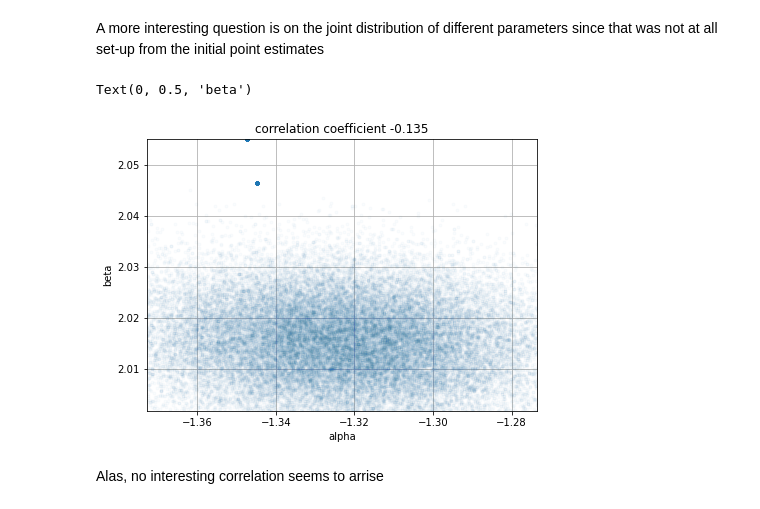
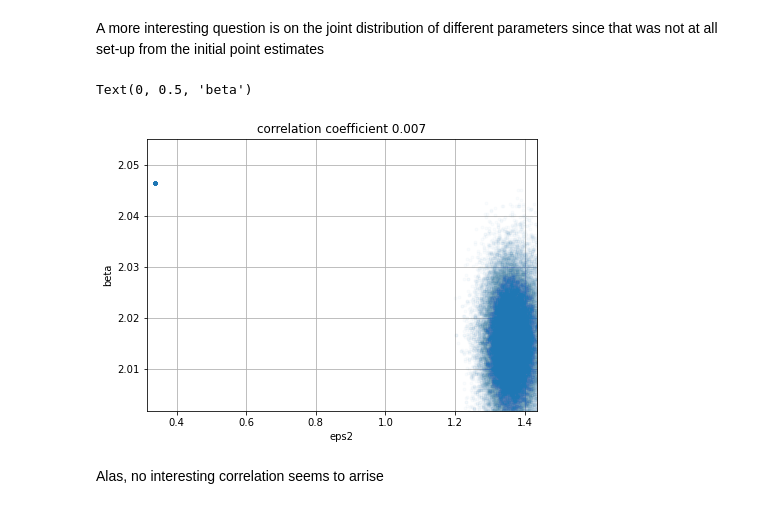
Before and after one commit to vasasav/tensorflow_probability_experiments, a Jupyter notebook: linear_regression.ipynb, the cells around one changed output. Saved outputs shown, nothing was run; the diff lists cells and outputs as text; code cells hidden in the pictures.

```diff
--- a/linear_regression.ipynb
+++ b/linear_regression.ipynb
@@ -628,36 +628,36 @@ ax.set_xlim(np.quantile(param_arr, [0.045, 0.955]))
 # %% [markdown]
 A more interesting question is on the joint distribution of different parameters since that was not at all set-up from the initial point estimates
 # %%
-joint_name_hor = 'alpha'
+joint_name_hor = 'eps2'
 joint_name_vert = 'beta'
 
 joint_arr = np.stack([
     results_dict[joint_name_hor].numpy().reshape(-1),
     results_dict[joint_name_vert].numpy().reshape(-1)
 ],  axis=1)
 
 fig, ax = pp.subplots(figsize=(7, 5))
 #
 ax.plot(joint_arr[:,0], joint_arr[:,1], '.', alpha=0.02)
 ax.set_xlim(np.quantile(joint_arr[:,0], [0.045, 0.955]))
 ax.set_ylim(np.quantile(joint_arr[:,1], [0.045, 0.955]))
 
 # work out correlation coefficient, drop outliears using quatiles
-ci_lev = 0.9
+ci_lev = 0.8
 ci_lim = [(1-ci_lev)/2, 1-(1-ci_lev)/2]
 il_good_hor = ( (joint_arr[:,0]>np.quantile(joint_arr[:,0], ci_lim[0])) & (joint_arr[:,0]<np.quantile(joint_arr[:,0], ci_lim[1])) )
 il_good_vert = ( (joint_arr[:,1]>np.quantile(joint_arr[:,1], ci_lim[0])) & (joint_arr[:,1]<np.quantile(joint_arr[:,1], ci_lim[1])) )
 
 reduced_joint_arr = joint_arr[il_good_vert & il_good_hor, :]
 
 joint_corr = np.corrcoef(reduced_joint_arr[:,0], reduced_joint_arr[:,1])[0,1]
 
 ax.set_title(f'correlation coefficient {joint_corr:.3f}')
 ax.grid()
 ax.set_xlabel(joint_name_hor)
 ax.set_ylabel(joint_name_vert)
 # %% [output]
 Text(0, 0.5, 'beta')
-[figure, old version]
+[figure, new version]
 # %% [markdown]
 Alas, no interesting correlation seems to arrise
```
Also changed, not shown: 2 other files.
